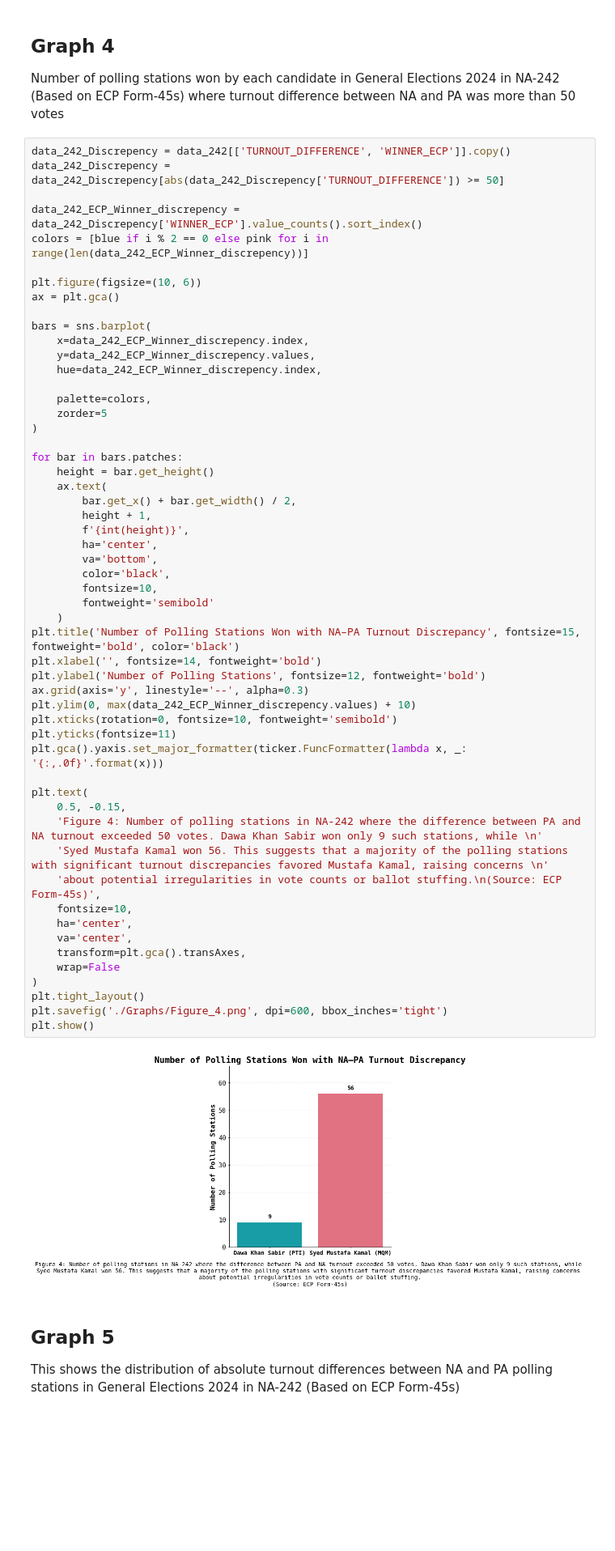
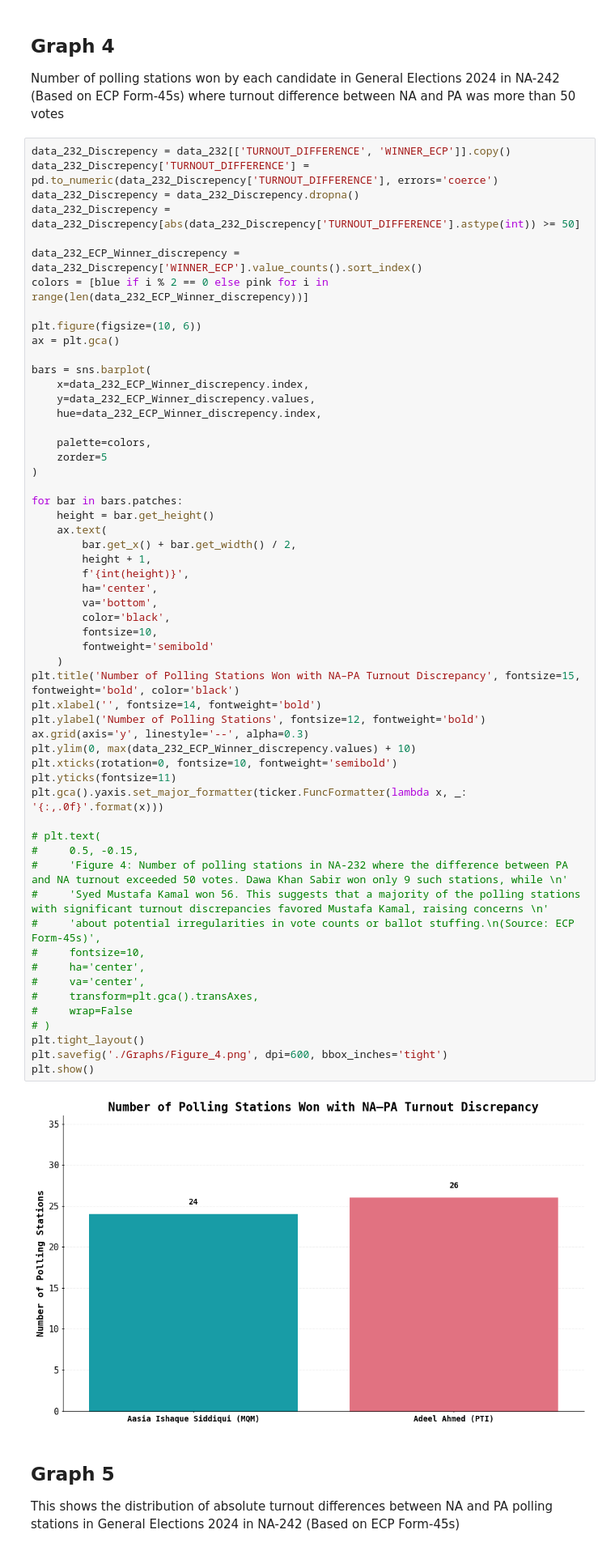
Before and after one commit to Aamil-Khan-Mahar/Karachi-NA, a Jupyter notebook: NA232/NA232.ipynb, the cells around one changed output. Shown at 81% size. Cells and saved outputs as stored; diff of their text form; blank space fills up the shorter version.

```diff
--- a/NA232/NA232.ipynb
+++ b/NA232/NA232.ipynb
@@ -229,61 +227,63 @@ and update your code. This will become an error in seaborn v0.15.0.
 ## **Graph 4**
 Number of polling stations won by each candidate in General Elections 2024 in NA-242 (Based on ECP Form-45s) where turnout difference between NA and PA was more than 50 votes
 # %%
-data_242_Discrepency = data_242[['TURNOUT_DIFFERENCE', 'WINNER_ECP']].copy()
-data_242_Discrepency = data_242_Discrepency[abs(data_242_Discrepency['TURNOUT_DIFFERENCE']) >= 50]
+data_232_Discrepency = data_232[['TURNOUT_DIFFERENCE', 'WINNER_ECP']].copy()
+data_232_Discrepency['TURNOUT_DIFFERENCE'] = pd.to_numeric(data_232_Discrepency['TURNOUT_DIFFERENCE'], errors='coerce')
+data_232_Discrepency = data_232_Discrepency.dropna()
+data_232_Discrepency = data_232_Discrepency[abs(data_232_Discrepency['TURNOUT_DIFFERENCE'].astype(int)) >= 50]
 
-data_242_ECP_Winner_discrepency = data_242_Discrepency['WINNER_ECP'].value_counts().sort_index()
-colors = [blue if i % 2 == 0 else pink for i in range(len(data_242_ECP_Winner_discrepency))]
+data_232_ECP_Winner_discrepency = data_232_Discrepency['WINNER_ECP'].value_counts().sort_index()
+colors = [blue if i % 2 == 0 else pink for i in range(len(data_232_ECP_Winner_discrepency))]
 
 plt.figure(figsize=(10, 6))
 ax = plt.gca()
 
 bars = sns.barplot(
-    x=data_242_ECP_Winner_discrepency.index,
-    y=data_242_ECP_Winner_discrepency.values,
-    hue=data_242_ECP_Winner_discrepency.index,
+    x=data_232_ECP_Winner_discrepency.index,
+    y=data_232_ECP_Winner_discrepency.values,
+    hue=data_232_ECP_Winner_discrepency.index,
 
     palette=colors,
     zorder=5
 )
 
 for bar in bars.patches:
     height = bar.get_height()
     ax.text(
         bar.get_x() + bar.get_width() / 2,
         height + 1,
         f'{int(height)}',
         ha='center',
         va='bottom',
         color='black',
         fontsize=10,
         fontweight='semibold'
     )
 plt.title('Number of Polling Stations Won with NA–PA Turnout Discrepancy', fontsize=15, fontweight='bold', color='black')
 plt.xlabel('', fontsize=14, fontweight='bold')
 plt.ylabel('Number of Polling Stations', fontsize=12, fontweight='bold')
 ax.grid(axis='y', linestyle='--', alpha=0.3)
-plt.ylim(0, max(data_242_ECP_Winner_discrepency.values) + 10)
+plt.ylim(0, max(data_232_ECP_Winner_discrepency.values) + 10)
 plt.xticks(rotation=0, fontsize=10, fontweight='semibold')
 plt.yticks(fontsize=11)
 plt.gca().yaxis.set_major_formatter(ticker.FuncFormatter(lambda x, _: '{:,.0f}'.format(x)))
 
-plt.text(
-    0.5, -0.15,
-    'Figure 4: Number of polling stations in NA-242 where the difference between PA and NA turnout exceeded 50 votes. Dawa Khan Sabir won only 9 such stations, while \n'
-    'Syed Mustafa Kamal won 56. This suggests that a majority of the polling stations with significant turnout discrepancies favored Mustafa Kamal, raising concerns \n'
-    'about potential irregularities in vote counts or ballot stuffing.\n(Source: ECP Form-45s)',
-    fontsize=10,
-    ha='center',
-    va='center',
-    transform=plt.gca().transAxes,
-    wrap=False
-)
+# plt.text(
+#     0.5, -0.15,
+#     'Figure 4: Number of polling stations in NA-232 where the difference between PA and NA turnout exceeded 50 votes. Dawa Khan Sabir won only 9 such stations, while \n'
+#     'Syed Mustafa Kamal won 56. This suggests that a majority of the polling stations with significant turnout discrepancies favored Mustafa Kamal, raising concerns \n'
+#     'about potential irregularities in vote counts or ballot stuffing.\n(Source: ECP Form-45s)',
+#     fontsize=10,
+#     ha='center',
+#     va='center',
+#     transform=plt.gca().transAxes,
+#     wrap=False
+# )
 plt.tight_layout()
 plt.savefig('./Graphs/Figure_4.png', dpi=600, bbox_inches='tight')
 plt.show()
 # %% [output]
-[figure, old version]
+[figure, new version]
 # %% [markdown]
 ## **Graph 5**
 This shows the distribution of absolute turnout differences between NA and PA polling stations in General Elections 2024 in NA-242 (Based on ECP Form-45s)
```
Also changed, not shown: parts of 10 cells of this notebook, 9 other files.
